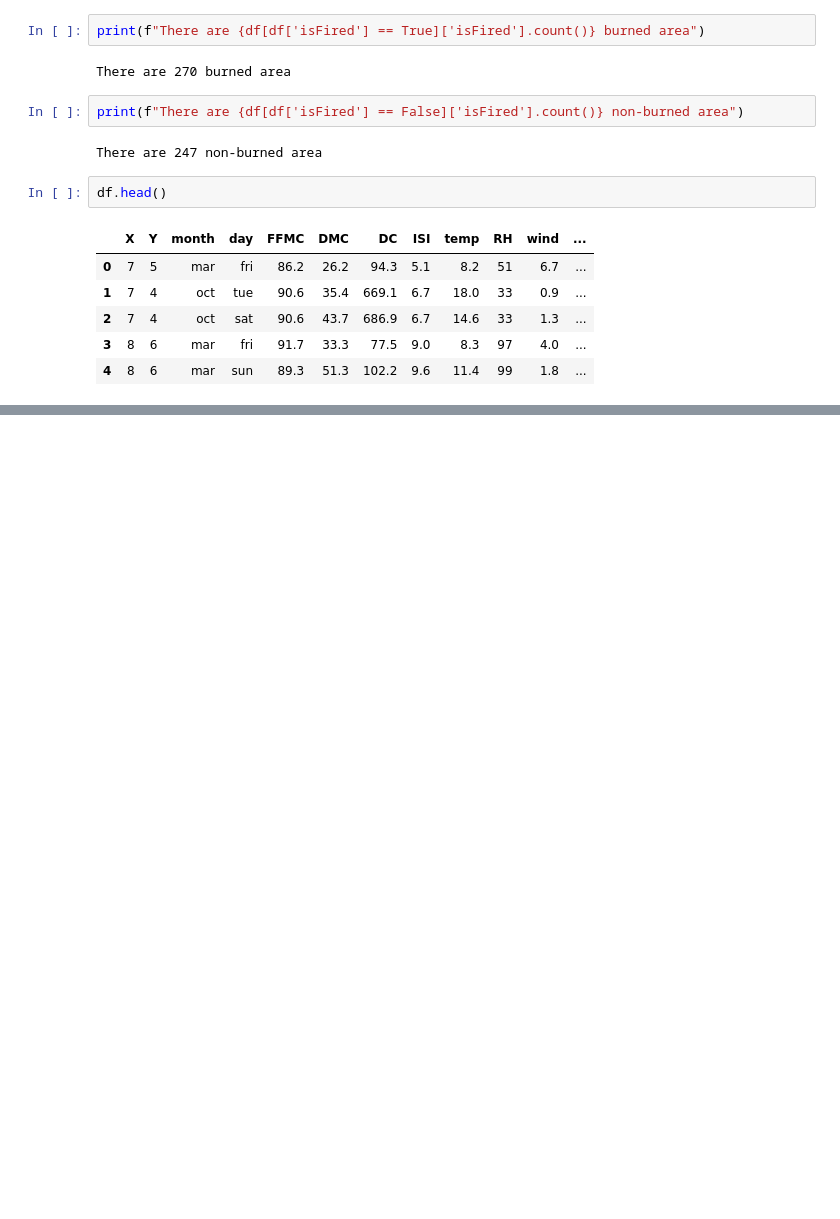
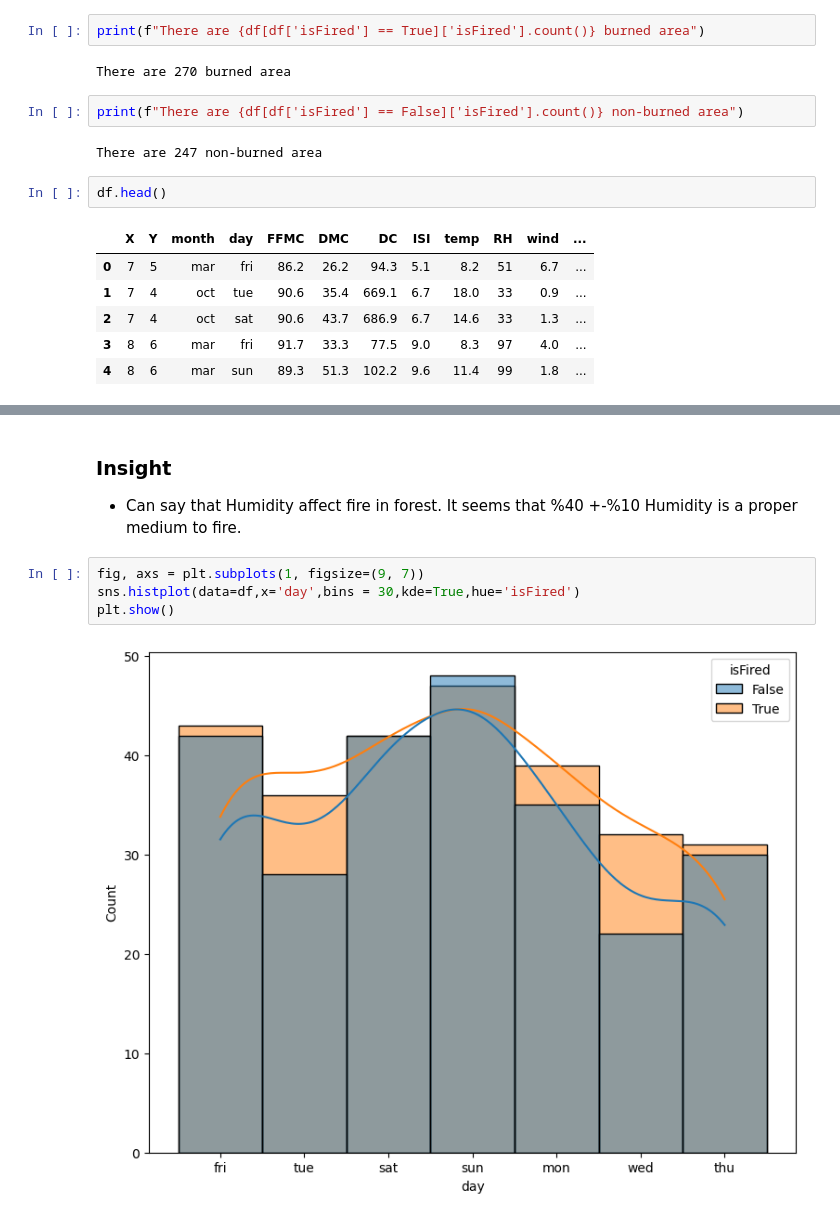
Before and after one commit to YusufSonmezz/fire_detection_system, a Jupyter notebook: Machine Learning Model/notebook/EDA_FIRE_DATASET.ipynb, the cells around one changed output, grey strips where cells are left out. Saved outputs shown, nothing was run; the diff lists cells and outputs as text; blank space fills up the shorter version.

```diff
--- a/Machine Learning Model/notebook/EDA_FIRE_DATASET.ipynb
+++ b/Machine Learning Model/notebook/EDA_FIRE_DATASET.ipynb
@@ -195,0 +193,9 @@ plt.show()
+# %% [markdown]
+### Insight
+* Can say that Humidity affect fire in forest. It seems that %40 +-%10 Humidity is a proper medium to fire.
+# %%
+fig, axs = plt.subplots(1, figsize=(9, 7))
+sns.histplot(data=df,x='day',bins = 30,kde=True,hue='isFired')
+plt.show()
+# %% [output]
+[figure, added]
```
Also changed, not shown: parts of 3 cells of this notebook, 5 other files.
